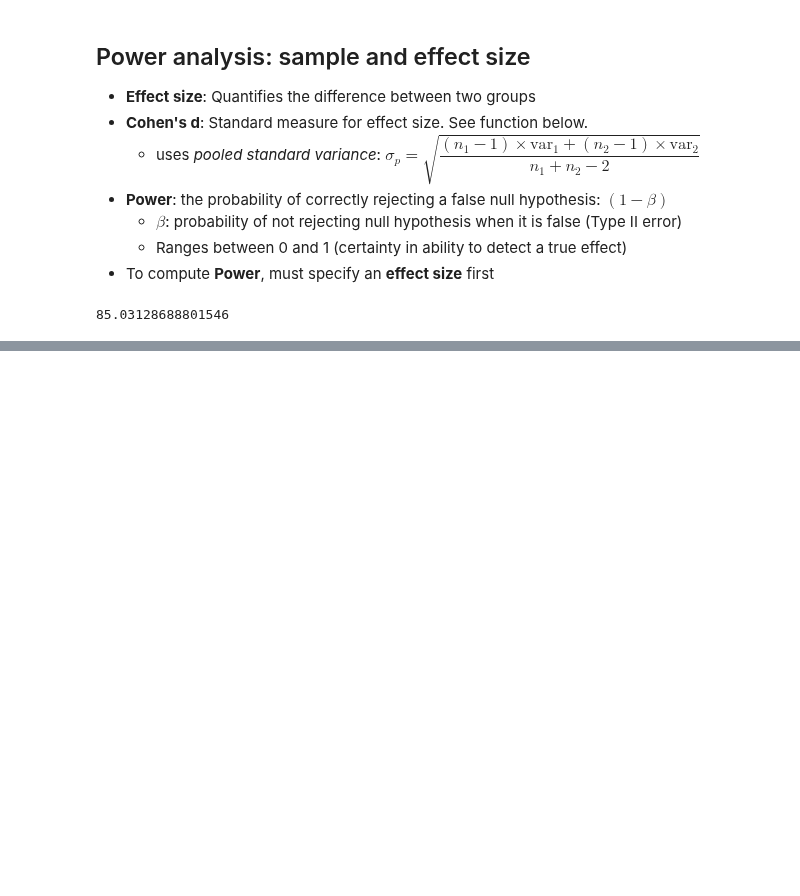
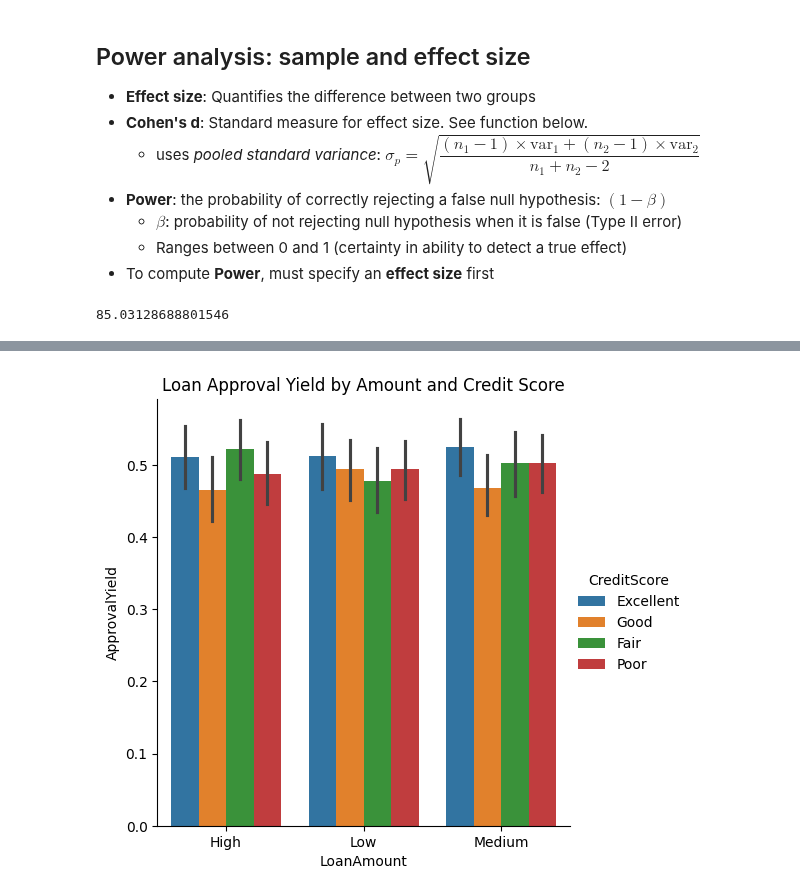
Before and after one commit to MichaelSzczepaniak/DataCamp, a Jupyter notebook: Tracks/Associate Data Scientist/30 Experimental Design in Python/ExperimentalDesignPython.ipynb, the cells around one changed output, grey strips where cells are left out. Drawn from its saved outputs; the diff is of its cells as text; code cells hidden in the pictures; blank space fills up the shorter version.

```diff
--- a/Tracks/Associate Data Scientist/30 Experimental Design in Python/ExperimentalDesignPython.ipynb
+++ b/Tracks/Associate Data Scientist/30 Experimental Design in Python/ExperimentalDesignPython.ipynb
@@ -839,0 +847,5 @@ print(required_n)
+# %%
+loan_approval_yield = pd.read_csv('./data/loan_approval_yield.csv',
+                                  usecols=['ApplicationID', 'LoanAmount', 'CreditScore',
+                                           'EmploymentStatus', 'ApprovalYield'])
+loan_approval_yield.head()
@@ -839,0 +859,12 @@ print(required_n)
+# %%
+# visualize
+sns.catplot(x="LoanAmount",
+            y="ApprovalYield",
+            hue="CreditScore",
+            hue_order=["Excellent", "Good", "Fair", "Poor"],
+            kind="bar",
+            data=loan_approval_yield)
+plt.title("Loan Approval Yield by Amount and Credit Score")
+plt.show()
+# %% [output]
+[figure, added]
```
Also changed, not shown: parts of 17 cells of this notebook.
